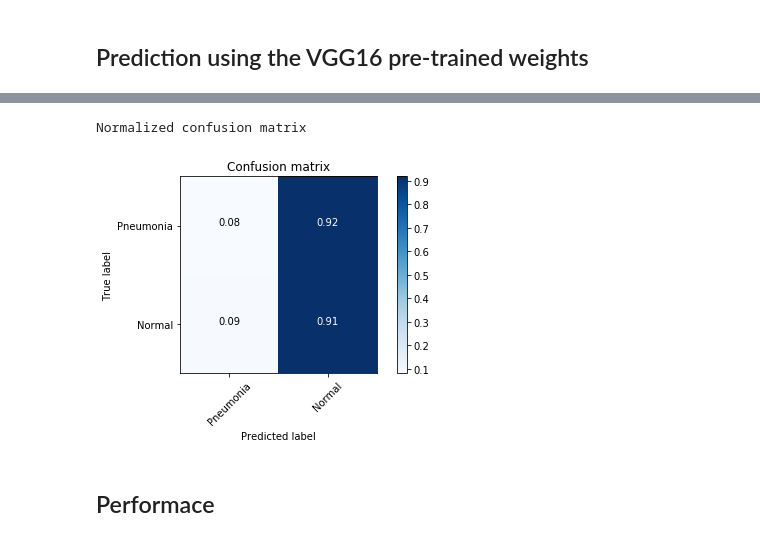
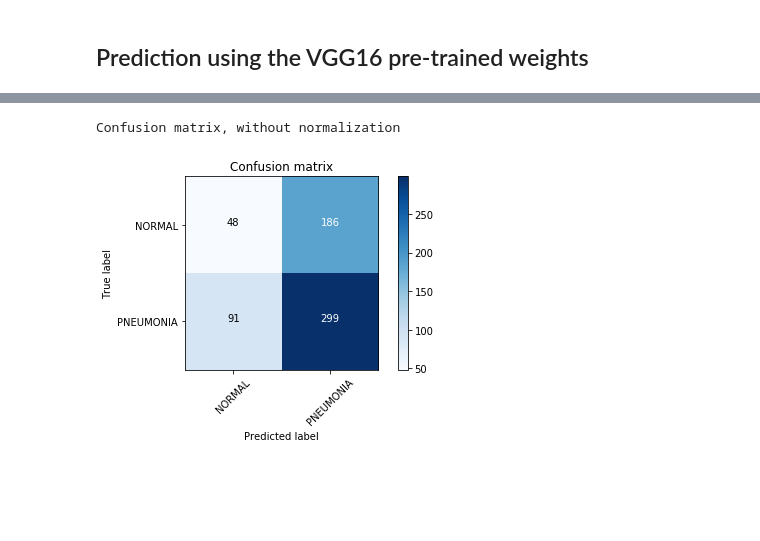
Before and after one commit to kylelee417/AI_Data_Science_Portfolio, a Jupyter notebook: chest_pneumonia.ipynb, the cells around one changed output, grey strips where cells are left out. Saved outputs shown, nothing was run; the diff lists cells and outputs as text; code cells hidden in the pictures; blank space fills up the shorter version.

```diff
--- a/chest_pneumonia.ipynb
+++ b/chest_pneumonia.ipynb
@@ -289,9 +371,9 @@ Normalized confusion matrix
 # %%
-X_input = Input(train_batches.image_shape)
+X_input2 = Input(X_input1) #input from the same train batch with shape (224,224,3)
 
-model_vgg16 = VGG16(include_top=False, weights='imagenet',input_tensor=X_input)
+model_vgg16 = VGG16(include_top=False, weights='imagenet',input_tensor=X_input2)
 last_layer = model_vgg16.get_layer('block5_pool').output
 X2 = Flatten(name='flatten')(last_layer)
 X2 = Dense(128,activation='relu',name='fc1')(X2)
-X2 = Dense(1,activation='sigmoid',name='output')(X2)
-model_vgg16= Model(inputs = X_input, outputs = X2)
+X2 = Dense(2,activation='softmax',name='output')(X2) #same output of 2 and activation function is used
+model_vgg16= Model(inputs = X_input2, outputs = X2)
@@ -300,10 +385,11 @@ model_vgg16= Model(inputs = X_input, outputs = X2)
 # %%
 for layer in model_vgg16.layers[:-3]:
     layer.trainable = False
-model_vgg16.compile(optimizer = optimizer,loss='binary_crossentropy',metrics=['accuracy'])
+model_vgg16.compile(optimizer = optimizer,loss='categorical_crossentropy',metrics=['accuracy'])
 
-his_2 = model_vgg16.fit_generator(epochs=100,shuffle=True, validation_data=val_batches,
-                           generator=train_batches,
+
+his2 = model_vgg16.fit_generator(epochs=20,shuffle=True, validation_data=val_batches2,
+                           generator=train_batches2,
                            steps_per_epoch=np.ceil(len(train_batches) / 16),
                            validation_steps=21,
                            verbose=1)
@@ -385,0 +451,4 @@ for i in predict2:
+# %%
+predict2 = model_vgg16.predict_generator(test_batches2,steps = test_batches2.samples, verbose=1)
+y_pred2 = np.argmax(predict2, axis=1)
+y_pred2
@@ -385,0 +474,3 @@ for i in predict2:
+# %%
+y_true2 = test_batches2.labels
+y_true2
@@ -386,8 +495,6 @@ for i in predict2:
 # %%
-cm2 = confusion_matrix(test_batches.classes, empt2)
-plot_confusion_matrix(cm2, normalize=True, classes=['Pneumonia', 'Normal'])
+cm2 = confusion_matrix(y_true2, y_pred2)
+plot_confusion_matrix(cm2,classes)
 # %% [output]
-Normalized confusion matrix
+Confusion matrix, without normalization
-[figure, old version]
+[figure, new version]
-# %% [markdown]
-## Performace
```
Also changed, not shown: parts of 34 cells of this notebook.
